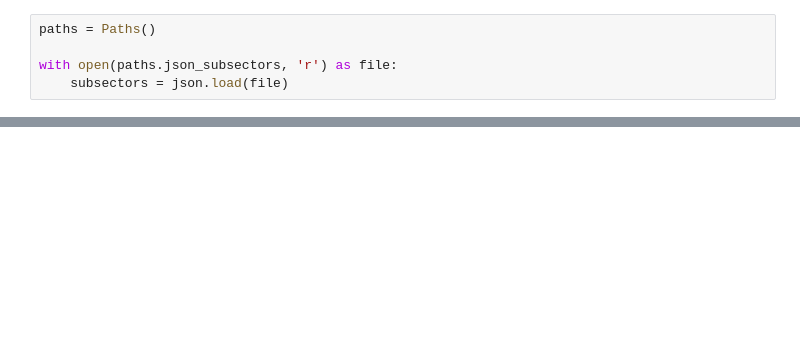
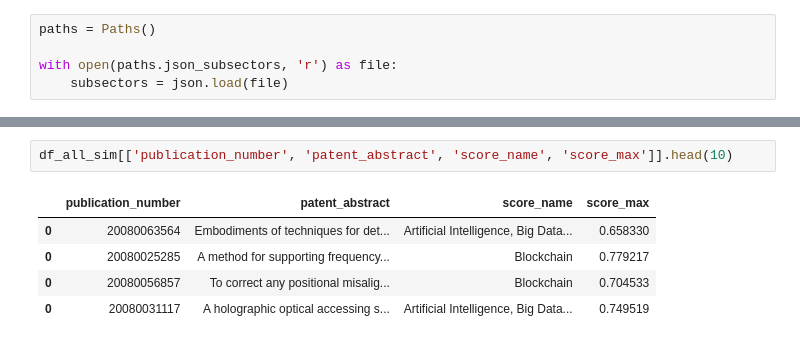
Before and after one commit to tseronni/genome, a Jupyter notebook: notebooks/bert.ipynb, the cells around one changed output, grey strips where cells are left out. Cells and saved outputs as stored; diff of their text form; blank space fills up the shorter version.

```diff
--- a/notebooks/bert.ipynb
+++ b/notebooks/bert.ipynb
@@ -101,0 +145,8 @@ Edtech: -0.0940
+# %%
+df_all_sim[['publication_number', 'patent_abstract', 'score_name', 'score_max']].head(10)
+# %% [output]
+|  | publication_number | patent_abstract | score_name | score_max |
+| 0 | 20080063564 | Embodiments of techniques for det... | Artificial Intelligence, Big Data... | 0.658330 |
+| 0 | 20080025285 | A method for supporting frequency... | Blockchain | 0.779217 |
+| 0 | 20080056857 | To correct any positional misalig... | Blockchain | 0.704533 |
+| 0 | 20080031117 | A holographic optical accessing s... | Artificial Intelligence, Big Data... | 0.749519 |
```
Also changed, not shown: parts of 8 cells of this notebook, 1 other file.
